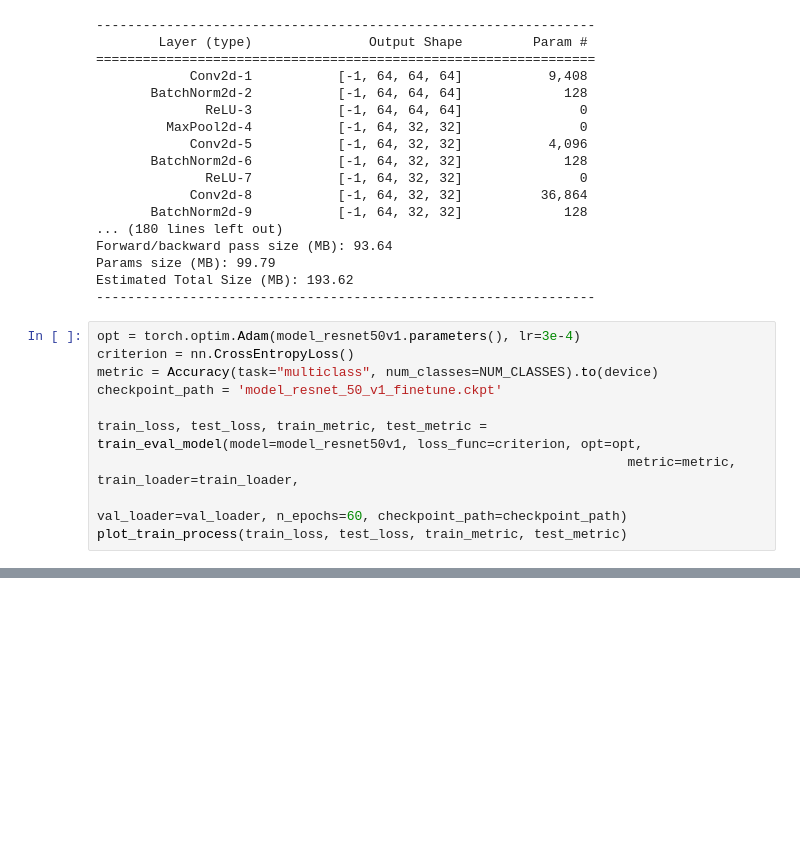
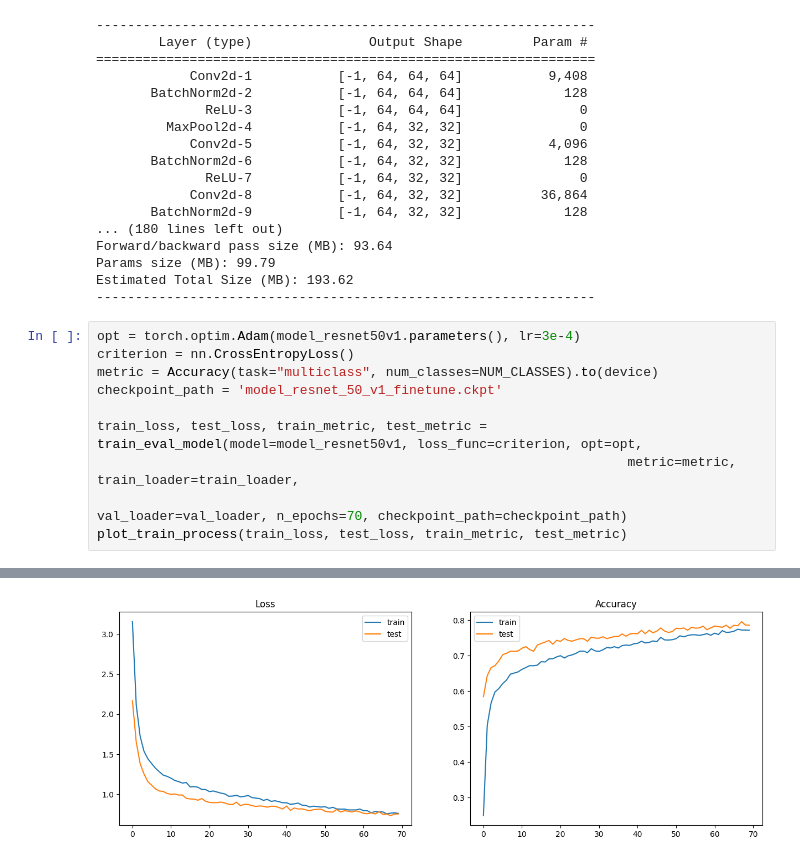
Before and after one commit to EvgenVer/ml_course, a Jupyter notebook: homeworks/lab02_deep_learning/Lab2_DL_parts_5.ipynb, the cells around one changed output, grey strips where cells are left out. Saved outputs shown, nothing was run; the diff lists cells and outputs as text; blank space fills up the shorter version.

```diff
--- a/homeworks/lab02_deep_learning/Lab2_DL_parts_5.ipynb
+++ b/homeworks/lab02_deep_learning/Lab2_DL_parts_5.ipynb
@@ -651,7 +657,7 @@ checkpoint_path = 'model_resnet_50_v1_finetune.ckpt'
 
 train_loss, test_loss, train_metric, test_metric = train_eval_model(model=model_resnet50v1, loss_func=criterion, opt=opt,
                                                                     metric=metric, train_loader=train_loader,
-                                                                    val_loader=val_loader, n_epochs=60, checkpoint_path=checkpoint_path)
+                                                                    val_loader=val_loader, n_epochs=70, checkpoint_path=checkpoint_path)
 plot_train_process(train_loss, test_loss, train_metric, test_metric)
 # %% [output]
 Epoch: 1
@@ -673,0 +680 @@ test metric: 0.741
+[figure, added]
```
Also changed, not shown: parts of 6 cells of this notebook.
